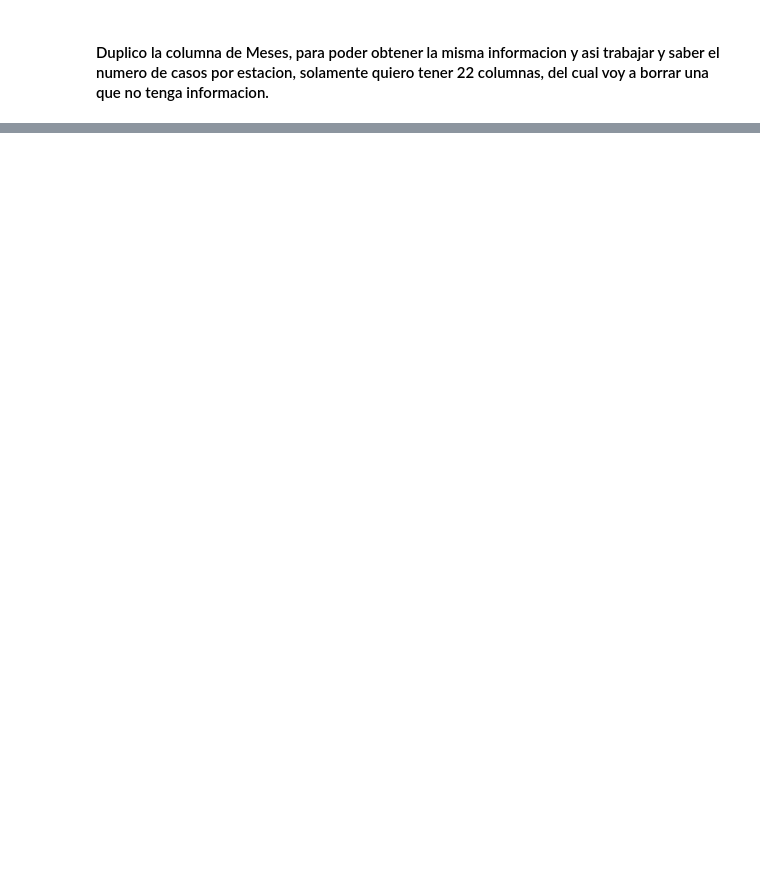
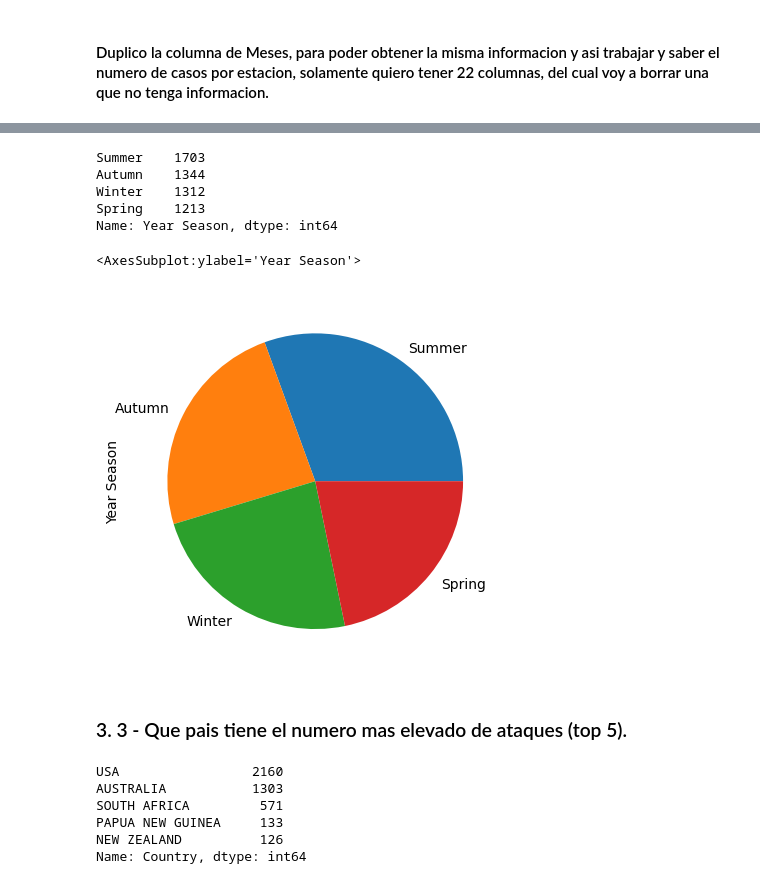
Before and after one commit to JesusGuardiaRamirez/Proyecto_Sharks-DataCleaning, a Jupyter notebook: ULTIMO SHARK.ipynb, the cells around one changed output, grey strips where cells are left out. Drawn from its saved outputs; the diff is of its cells as text; code cells hidden in the pictures; blank space fills up the shorter version.

```diff
--- a/ULTIMO SHARK.ipynb
+++ b/ULTIMO SHARK.ipynb
@@ -195,0 +196,2 @@ df['Year Season'] = df['Month'] # duplicamos una nueva columna para hacer por es
+# %%
+df = df.drop('Case number', axis=1)
@@ -195,0 +238,40 @@ df['Year Season'] = df['Month'] # duplicamos una nueva columna para hacer por es
+# %%
+def get_season(month):
+    if month in ['12', '01', '02']:
+        return 'Winter'
+    elif month in ['03', '04', '05']:
+        return 'Spring'
+    elif month in ['06', '07', '08']:
+        return 'Summer'
+    elif month in ['09', '10', '11']:
+        return 'Autumn'
+
+# Aplicar la función al DataFrame y crear una nueva columna llamada 'estacion'
+df['Year Season'] = df['Year Season'].apply(get_season)
+# %%
+seasons = df['Year Season'].value_counts()
+seasons
+# %% [output]
+Summer    1703
+Autumn    1344
+Winter    1312
+Spring    1213
+Name: Year Season, dtype: int64
+# %%
+seasons.plot.pie()
+# %% [output]
+<AxesSubplot:ylabel='Year Season'>
+[figure, added]
+# %% [markdown]
+### 3. 3 - Que pais tiene el numero mas elevado de ataques (top 5).
+# %%
+Country_counts = df['Country'].value_counts()
+top_5_country = Country_counts.head(5)
+top_5_country
+# %% [output]
+USA                 2160
+AUSTRALIA           1303
+SOUTH AFRICA         571
+PAPUA NEW GUINEA     133
+NEW ZEALAND          126
+Name: Country, dtype: int64
```
Also changed, not shown: parts of 13 cells of this notebook, 1 other file.
